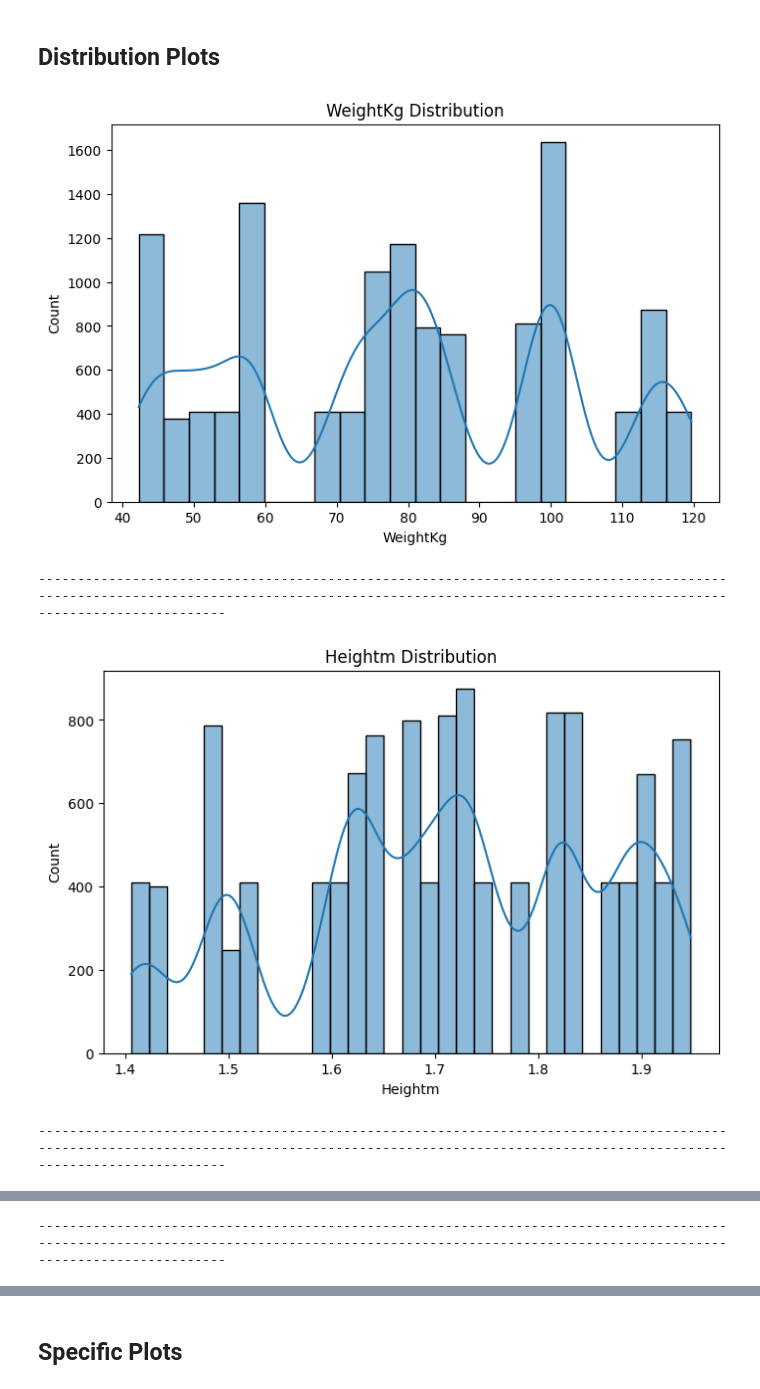
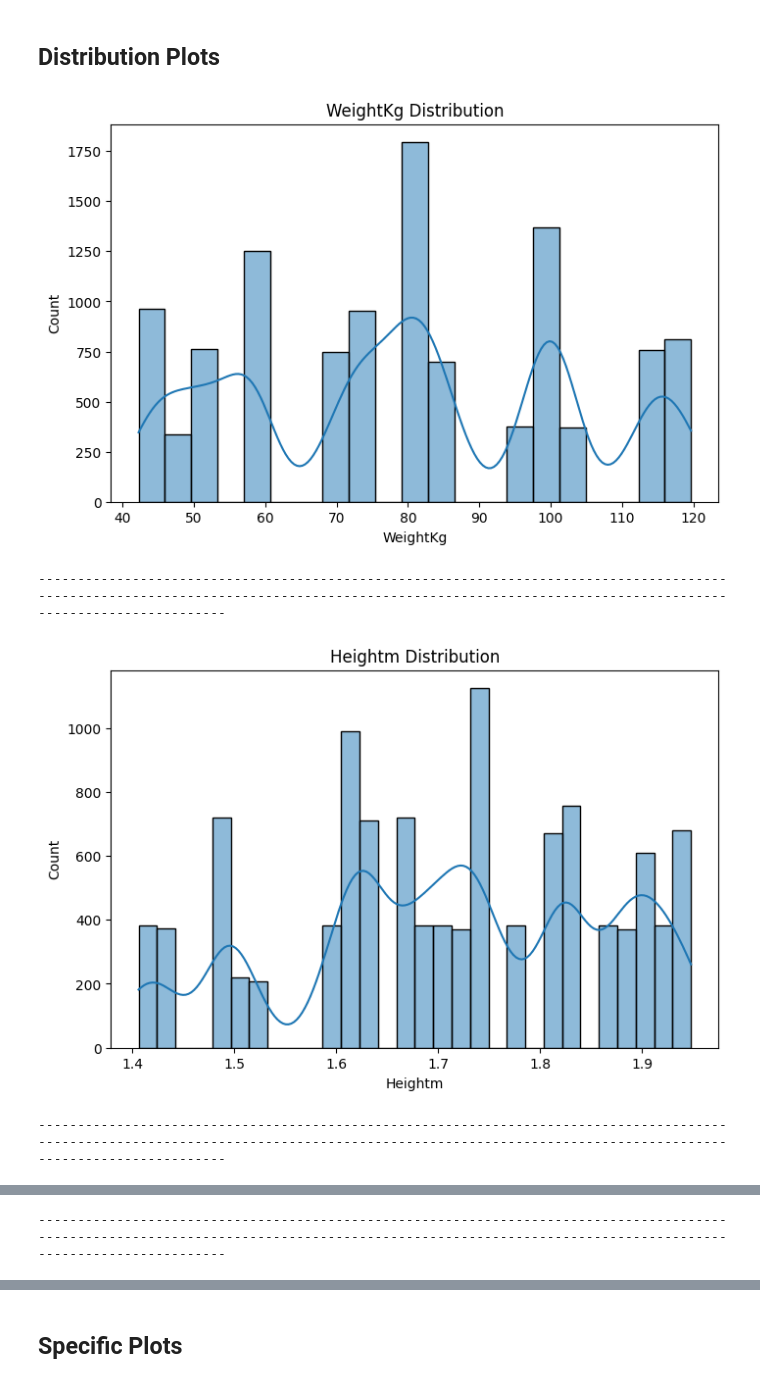
Before and after one commit to Haritha-PV/Haritha-P-V_Scifor, a Jupyter notebook: Main_Project/Machine Learning Model/FitnessTrackerSystem.ipynb, the cells around one changed output, grey strips where cells are left out. Saved outputs shown, nothing was run; the diff lists cells and outputs as text; code cells hidden in the pictures.

```diff
--- a/Main_Project/Machine Learning Model/FitnessTrackerSystem.ipynb
+++ b/Main_Project/Machine Learning Model/FitnessTrackerSystem.ipynb
@@ -277,20 +301,20 @@ The dataset now contains 12503 rows and 11 columns.
 ## Distribution Plots
 # %%
 # Extract numerical features
-numeric_features = df.select_dtypes(include=['number'])
+numeric_features = df_cleaned.select_dtypes(include=['number'])
 # %%
 #Plotting Distribution Histograms for Numeric Features
 # Assuming 'numeric_features' contains the names of all numeric features in the dataset
 for col in numeric_features:
     plt.figure(figsize=(8, 5))
 
-    sns.histplot(data=df, x=col, kde=True)
+    sns.histplot(data=df_cleaned, x=col, kde=True)
     plt.title(f"{col} Distribution")
 
     plt.show()
     print("----" * 50)
 # %% [output]
-[figure, old version]
+[figure, new version]
 --------------------------------------------------------------------------------------------------------------------------------------------------------------------------------------------------------
-[figure, old version]
+[figure, new version]
 --------------------------------------------------------------------------------------------------------------------------------------------------------------------------------------------------------
```
Also changed, not shown: parts of 29 cells of this notebook.
